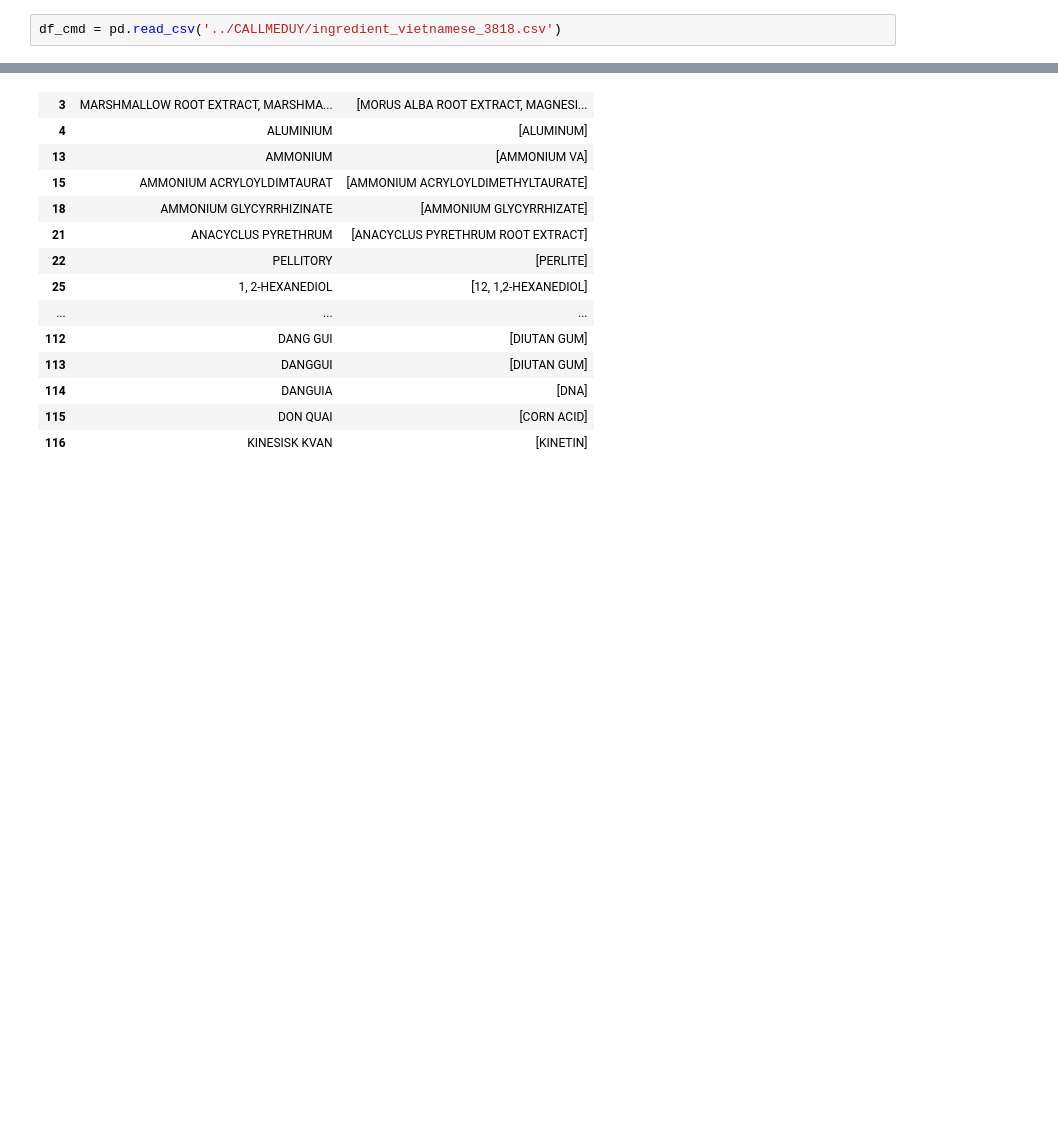
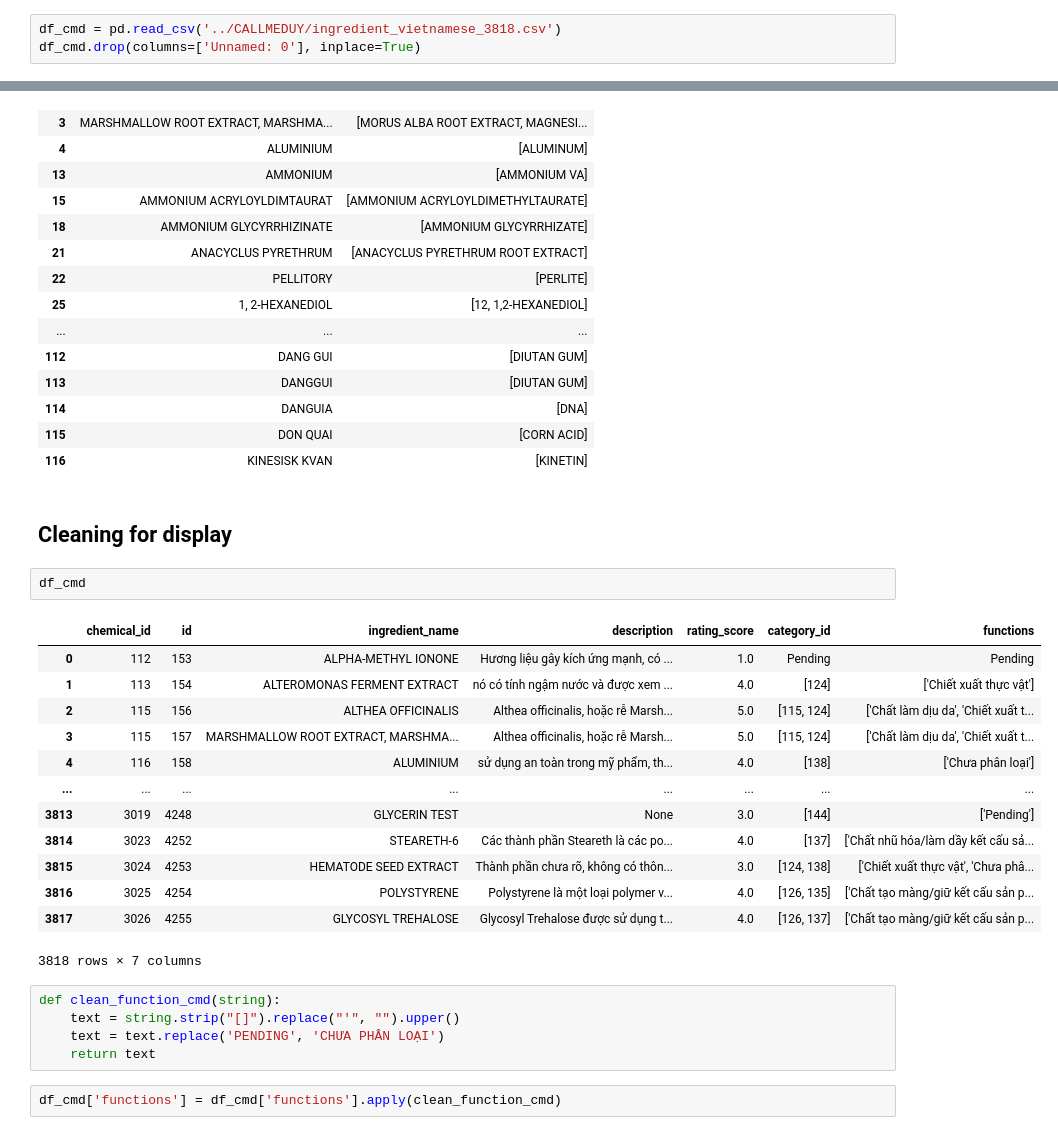
Before and after one commit to hienngn/coderschool-final-project, a Jupyter notebook: Database/scraping_cleaning/cleaning_callmeduy.ipynb, the cells around one changed output, grey strips where cells are left out. Saved outputs shown, nothing was run; the diff lists cells and outputs as text; blank space fills up the shorter version.

```diff
--- a/Database/scraping_cleaning/cleaning_callmeduy.ipynb
+++ b/Database/scraping_cleaning/cleaning_callmeduy.ipynb
@@ -5,6 +5,7 @@ from tqdm import tqdm
 import re
 # %%
 df_cmd = pd.read_csv('../CALLMEDUY/ingredient_vietnamese_3818.csv')
+df_cmd.drop(columns=['Unnamed: 0'], inplace=True)
 # %%
 df_cmd.rename(columns={'name': 'ingredient_name',
                    'rating': 'rating_score'}, inplace=True)
@@ -263,3 +279,28 @@ df_cmd_notmatch[['name', 'new_name']].head(60)
 | 114 | DANGUIA | [DNA] |
 | 115 | DON QUAI | [CORN ACID] |
 | 116 | KINESISK KVAN | [KINETIN] |
+# %% [markdown]
+## **Cleaning for display**
+# %%
+df_cmd
+# %% [output]
+|  | chemical_id | id | ingredient_name | description | rating_score | category_id | functions |
+| 0 | 112 | 153 | ALPHA-METHYL IONONE | Hương liệu gây kích ứng mạnh, có ... | 1.0 | Pending | Pending |
+| 1 | 113 | 154 | ALTEROMONAS FERMENT EXTRACT | nó có tính ngậm nước và được xem ... | 4.0 | [124] | ['Chiết xuất thực vật'] |
+| 2 | 115 | 156 | ALTHEA OFFICINALIS | Althea officinalis, hoặc rễ Marsh... | 5.0 | [115, 124] | ['Chất làm dịu da', 'Chiết xuất t... |
+| 3 | 115 | 157 | MARSHMALLOW ROOT EXTRACT, MARSHMA... | Althea officinalis, hoặc rễ Marsh... | 5.0 | [115, 124] | ['Chất làm dịu da', 'Chiết xuất t... |
+| 4 | 116 | 158 | ALUMINIUM | sử dụng an toàn trong mỹ phẩm, th... | 4.0 | [138] | ['Chưa phân loại'] |
+| ... | ... | ... | ... | ... | ... | ... | ... |
+| 3813 | 3019 | 4248 | GLYCERIN TEST | None | 3.0 | [144] | ['Pending'] |
+| 3814 | 3023 | 4252 | STEARETH-6 | Các thành phần Steareth là các po... | 4.0 | [137] | ['Chất nhũ hóa/làm dầy kết cấu sả... |
+| 3815 | 3024 | 4253 | HEMATODE SEED EXTRACT | Thành phần chưa rõ, không có thôn... | 3.0 | [124, 138] | ['Chiết xuất thực vật', 'Chưa phâ... |
+| 3816 | 3025 | 4254 | POLYSTYRENE | Polystyrene là một loại polymer v... | 4.0 | [126, 135] | ['Chất tạo màng/giữ kết cấu sản p... |
+| 3817 | 3026 | 4255 | GLYCOSYL TREHALOSE | Glycosyl Trehalose được sử dụng t... | 4.0 | [126, 137] | ['Chất tạo màng/giữ kết cấu sản p... |
+3818 rows × 7 columns
+# %%
+def clean_function_cmd(string):
+    text = string.strip("[]").replace("'", "").upper()
+    text = text.replace('PENDING', 'CHƯA PHÂN LOẠI')
+    return text
+# %%
+df_cmd['functions'] = df_cmd['functions'].apply(clean_function_cmd)
```
Also changed, not shown: parts of 4 cells of this notebook, 38 other files.
